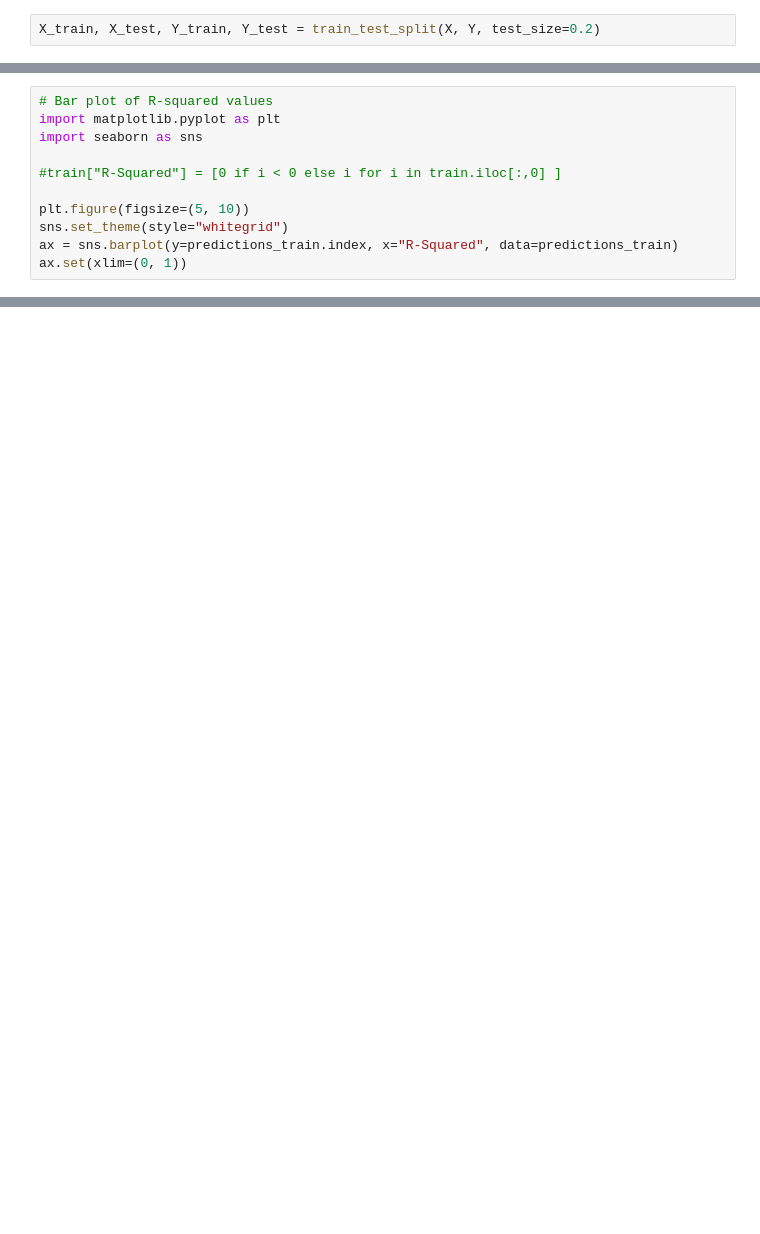
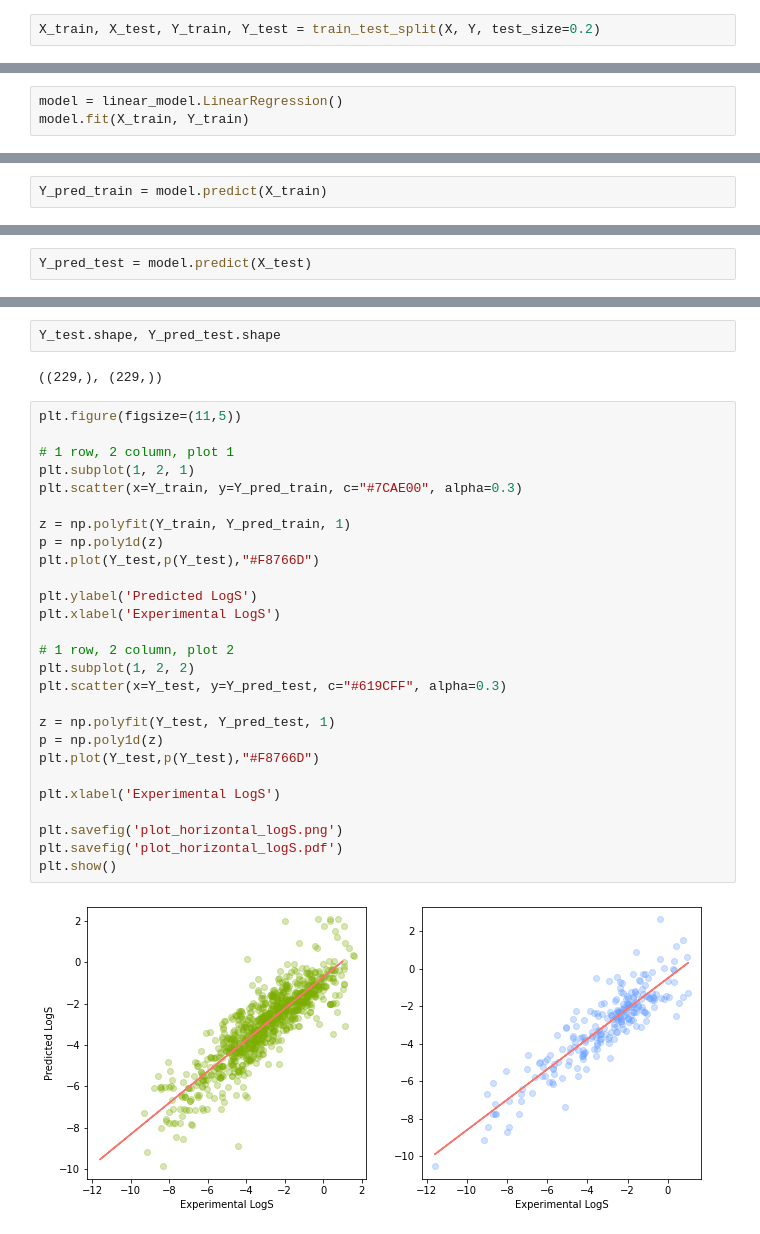
Before and after one commit to nandita992/Cheminformatics-Predicting-solubility-of-Chemical-compounds, a Jupyter notebook: Codes.ipynb, the cells around one changed output, grey strips where cells are left out. Cells and saved outputs as stored; diff of their text form; blank space fills up the shorter version.

```diff
--- a/Codes.ipynb
+++ b/Codes.ipynb
@@ -1080,11 +356,0 @@ ax.set(xlim=(0, 10))
-# %%
-# Bar plot of R-squared values
-import matplotlib.pyplot as plt
-import seaborn as sns
-
-#train["R-Squared"] = [0 if i < 0 else i for i in train.iloc[:,0] ]
-
-plt.figure(figsize=(5, 10))
-sns.set_theme(style="whitegrid")
-ax = sns.barplot(y=predictions_train.index, x="R-Squared", data=predictions_train)
-ax.set(xlim=(0, 1))
@@ -1093,0 +362,3 @@ ax.set(xlim=(0, 1))
+# %%
+model = linear_model.LinearRegression()
+model.fit(X_train, Y_train)
@@ -1093,0 +369,2 @@ ax.set(xlim=(0, 1))
+# %%
+Y_pred_train = model.predict(X_train)
@@ -1093,0 +385,2 @@ ax.set(xlim=(0, 1))
+# %%
+Y_pred_test = model.predict(X_test)
@@ -1093,0 +411,33 @@ ax.set(xlim=(0, 1))
+# %%
+Y_test.shape, Y_pred_test.shape
+# %% [output]
+((229,), (229,))
+# %%
+plt.figure(figsize=(11,5))
+
+# 1 row, 2 column, plot 1
+plt.subplot(1, 2, 1)
+plt.scatter(x=Y_train, y=Y_pred_train, c="#7CAE00", alpha=0.3)
+
+z = np.polyfit(Y_train, Y_pred_train, 1)
+p = np.poly1d(z)
+plt.plot(Y_test,p(Y_test),"#F8766D")
+
+plt.ylabel('Predicted LogS')
+plt.xlabel('Experimental LogS')
+
+# 1 row, 2 column, plot 2
+plt.subplot(1, 2, 2)
+plt.scatter(x=Y_test, y=Y_pred_test, c="#619CFF", alpha=0.3)
+
+z = np.polyfit(Y_test, Y_pred_test, 1)
+p = np.poly1d(z)
+plt.plot(Y_test,p(Y_test),"#F8766D")
+
+plt.xlabel('Experimental LogS')
+
+plt.savefig('plot_horizontal_logS.png')
+plt.savefig('plot_horizontal_logS.pdf')
+plt.show()
+# %% [output]
+[figure, added]
```
Also changed, not shown: parts of 167 cells of this notebook.
